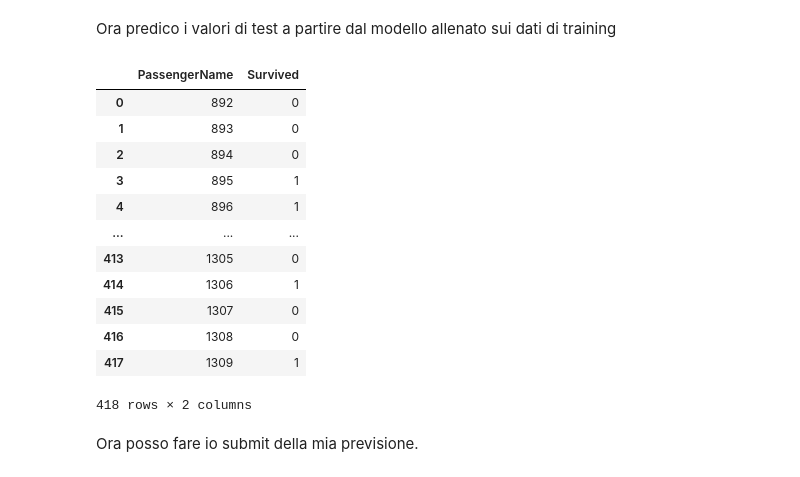
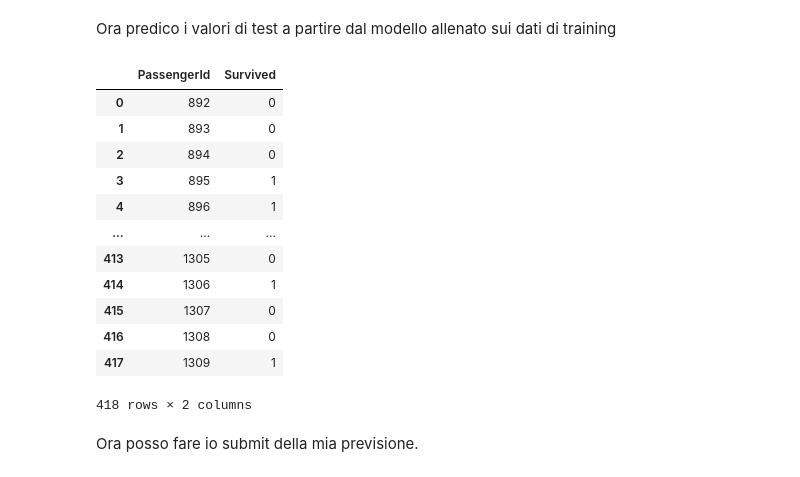
Before and after one commit to edoofra/Titanic-Survived-Prediction-ML-classification, a Jupyter notebook: titanic-survived-prediction-ml-classification.ipynb, the cells around one changed output. Cells and saved outputs as stored; diff of their text form; code cells hidden in the pictures.

Commit message:
Kaggle Notebook | Titanic Survived Prediction-ML classification | Version 16

```diff
--- a/titanic-survived-prediction-ml-classification.ipynb
+++ b/titanic-survived-prediction-ml-classification.ipynb
@@ -399,11 +430,11 @@ Ora predico i valori di test a partire dal modello allenato sui dati di training
 # %%
 pName = testData['PassengerId']
 testData = testData.drop('PassengerId',axis=1)
 
-results = pd.DataFrame({"PassengerName": pName, "Survived": rf.predict(testData)})
+results = pd.DataFrame({"PassengerId": pName, "Survived": rf.predict(testData)})
 results
 # %% [output]
-|  | PassengerName | Survived |
+|  | PassengerId | Survived |
 | 0 | 892 | 0 |
 | 1 | 893 | 0 |
 | 2 | 894 | 0 |
```
Also changed, not shown: parts of 6 cells of this notebook.
